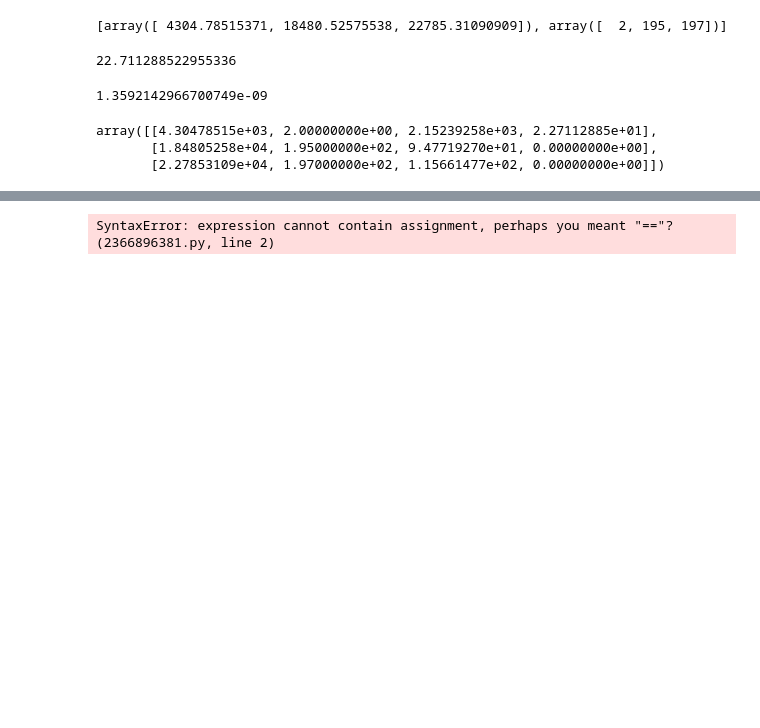
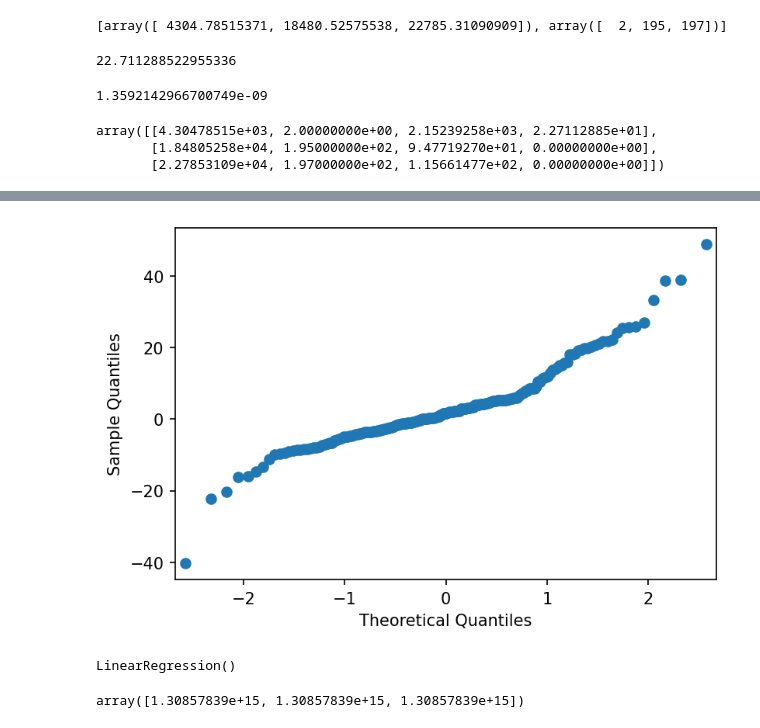
Before and after one commit to hkopanski/ANOVA, a Jupyter notebook: island_Python.ipynb, the cells around one changed output, grey strips where cells are left out. Saved outputs shown, nothing was run; the diff lists cells and outputs as text; code cells hidden in the pictures; blank space fills up the shorter version.

```diff
--- a/island_Python.ipynb
+++ b/island_Python.ipynb
@@ -73,11 +77,18 @@ df_islander.boxplot(by = "Drug", column = ["Diff"])
 # %%
-#fig, ax = plt.subplots(dpi = 300)
+fig, ax = plt.subplots(dpi = 150)
 
-sm.qqplot(df_islander["Diff"])
+sm.qqplot(df_islander["Diff"], ax = ax)
 plt.show()
 # %% [output]
-SyntaxError: expression cannot contain assignment, perhaps you meant "=="? (2366896381.py, line 2)
+[figure, added]
 # %%
-percs = np.linspace(0,100,21)
-qn_a = np.percentile(a, percs)
-qn_b = np.percentile(b, percs)
+island_model = LinearRegression()
+drug_dummies = pd.get_dummies(df_islander["Drug"])
+df_islander = df_islander.join(drug_dummies)
+island_model.fit(df_islander.loc[:,["A", "T", "S"]], df_islander.loc[:,"Diff"])
+# %% [output]
+LinearRegression()
+# %%
+island_model.coef_
+# %% [output]
+array([1.30857839e+15, 1.30857839e+15, 1.30857839e+15])
```
Also changed, not shown: parts of 13 cells of this notebook, 2 other files.
